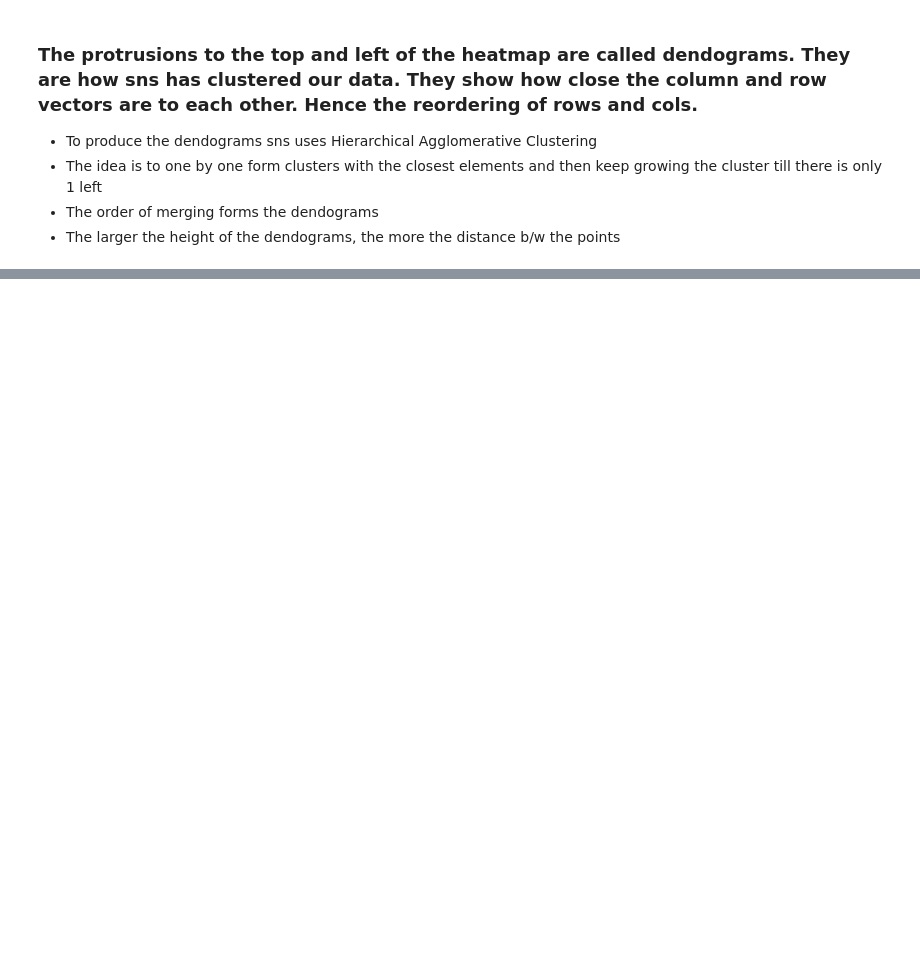
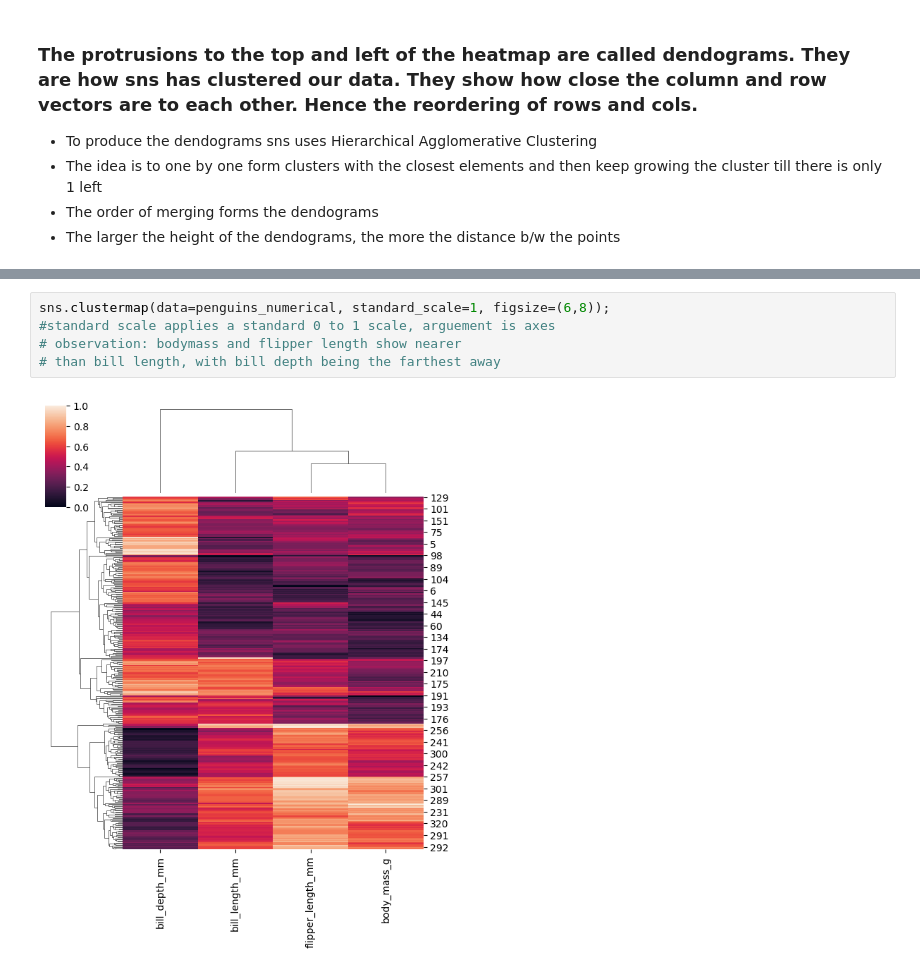
Before and after one commit to sarblohw/py_vizardry_2, a Jupyter notebook: sns_clustermap.ipynb, the cells around one changed output, grey strips where cells are left out. Drawn from its saved outputs; the diff is of its cells as text; blank space fills up the shorter version.

```diff
--- a/sns_clustermap.ipynb
+++ b/sns_clustermap.ipynb
@@ -38,0 +67,7 @@ sns.clustermap(data=toy_data, figsize=(4,4), annot=True);
+# %%
+sns.clustermap(data=penguins_numerical, standard_scale=1, figsize=(6,8));
+#standard scale applies a standard 0 to 1 scale, arguement is axes
+# observation: bodymass and flipper length show nearer
+# than bill length, with bill depth being the farthest away
+# %% [output]
+[figure, added]
```
Also changed, not shown: parts of 13 cells of this notebook, 3 other files.
